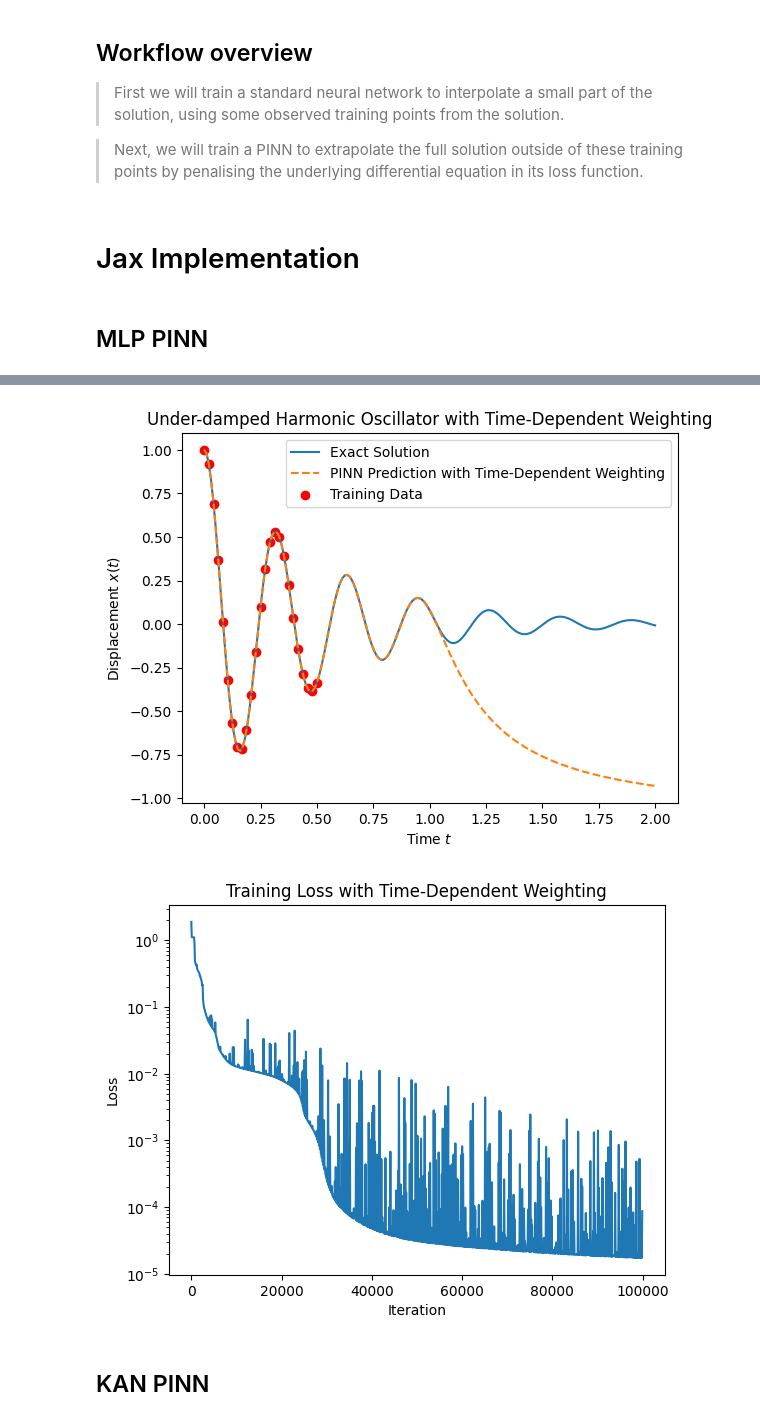
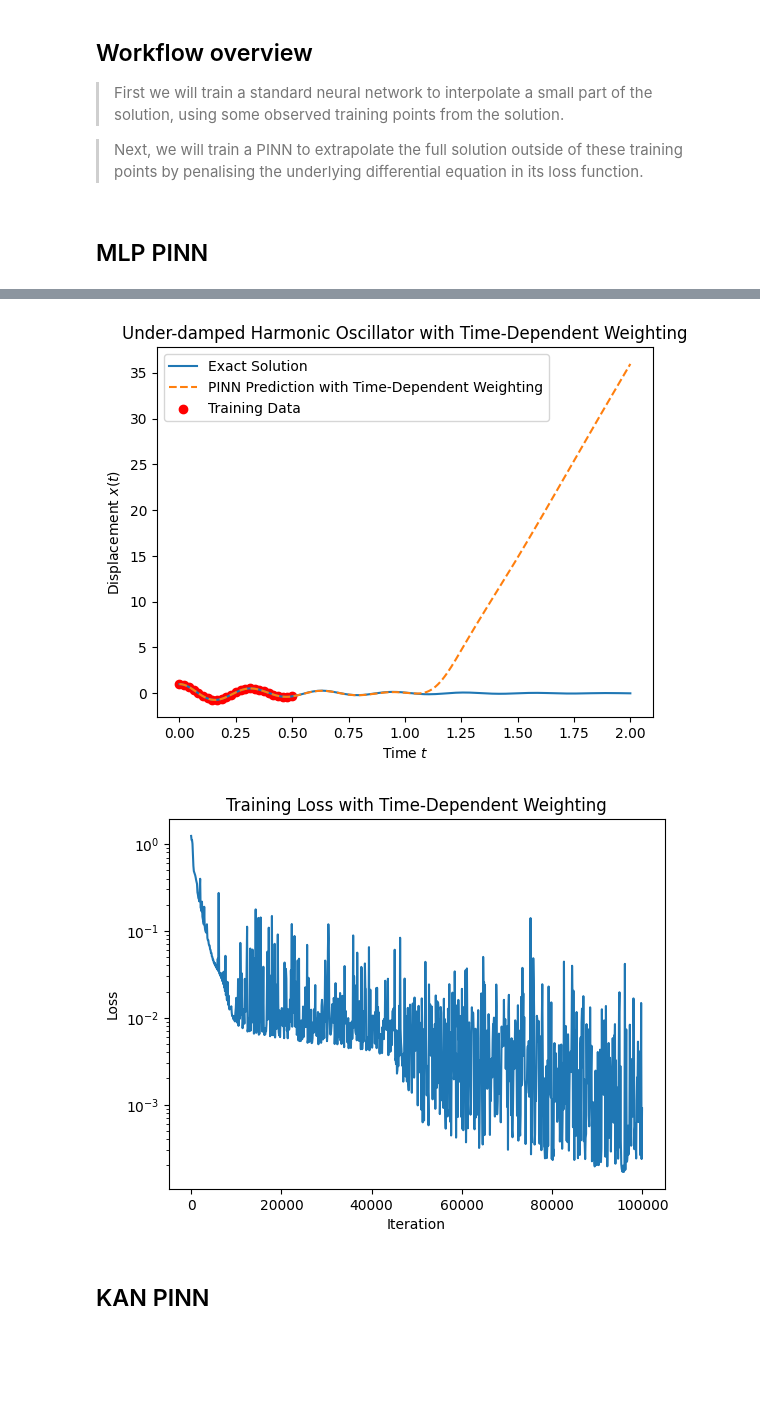
Before and after one commit to NeuralNut/pgdl, a Jupyter notebook: Spring/spring_example_jax.ipynb, the cells around one changed output, grey strips where cells are left out. Saved outputs shown, nothing was run; the diff lists cells and outputs as text; code cells hidden in the pictures; blank space fills up the shorter version.

```diff
--- a/Spring/spring_example_jax.ipynb
+++ b/Spring/spring_example_jax.ipynb
@@ -24,12 +24,11 @@ $$
 >First we will train a standard neural network to interpolate a small part of the solution, using some observed training points from the solution.
 
 >Next, we will train a PINN to extrapolate the full solution outside of these training points by penalising the underlying differential equation in its loss function.
-# %% [markdown]
-# Jax Implementation
 # %% [markdown]
 ## MLP PINN
 # %%
 import numpy as np  # Original NumPy
+import jax
 import jax.numpy as jnp
 from jax import random, grad, vmap, jit, value_and_grad
 from jax.example_libraries import optimizers
@@ -83,7 +82,7 @@ class PINN:
         _, self.unravel = ravel_pytree(params)
 
         # Use optimizers to set optimizer initialization and update functions
-        lr = optimizers.exponential_decay(1e-3, decay_steps=5000, decay_rate=0.90)
+        lr = optimizers.exponential_decay(1e-3, decay_steps=5000, decay_rate=0.9999999999)
         self.opt_init, \
         self.opt_update, \
         self.get_params = optimizers.adam(lr)
@@ -130,14 +129,7 @@ class PINN:
         weights_time = jnp.exp(-self.lambda_decay * t_r)
         weights_time /= jnp.sum(weights_time)  # Normalize weights
 
-        # # Optionally combine with RBA weights
-        # # RBA weights
-        # weights_rba = res_squared / jnp.sum(res_squared)
-        # # Combined weights
-        # weights = weights_time * weights_rba
-
-
-        # If you want to use only time-dependent weights:
+         # If you want to use only time-dependent weights:
         weights = weights_time
 
         # Normalize combined weights
@@ -192,8 +184,8 @@ x_data = oscillator(d, w0, t_data)        # Exact solution at data points
 
 # Initialize the model
 key = random.PRNGKey(0)
-layers = [1, 50, 50, 50, 1]
-model = PINN(key, layers, mu, k, act=jnp.tanh)
+layers = [1, 4096, 32, 1]
+model = PINN(key, layers, mu, k, act=jax.nn.gelu)
 
 # Convert data to appropriate types
 t_r = jnp.array(t_r)
@@ -238,2 +229,2 @@ plt.show()
-[figure, old version]
+[figure, new version]
-[figure, old version]
+[figure, new version]
```
Also changed, not shown: parts of 4 cells of this notebook, 19 other files.
